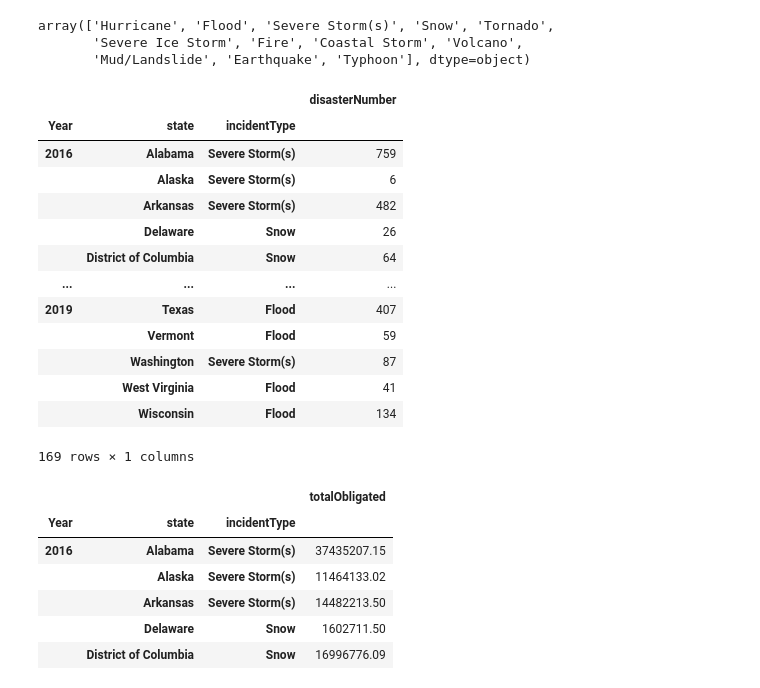
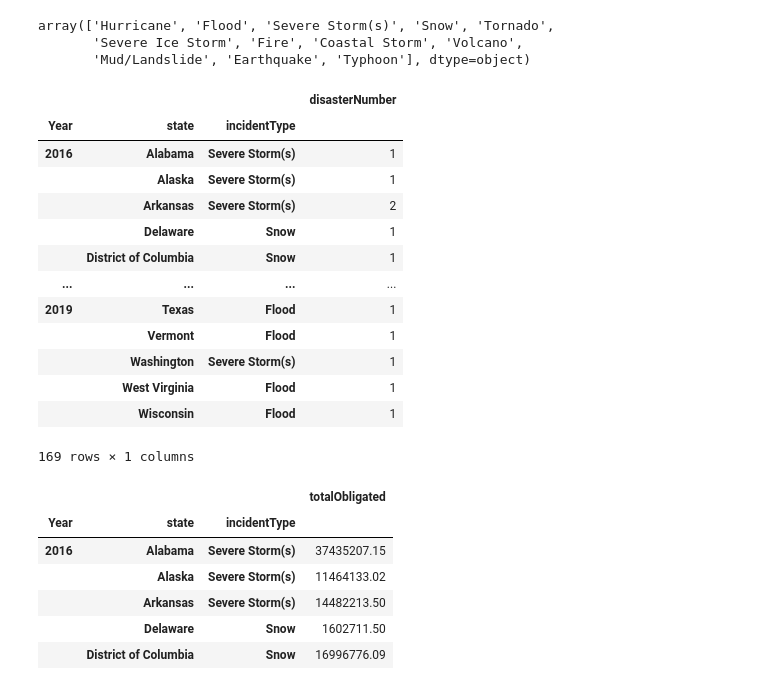
Before and after one commit to ryanwinn33/project2, a Jupyter notebook: Cleaning_PAS.ipynb, the cells around one changed output. Drawn from its saved outputs; the diff is of its cells as text; code cells hidden in the pictures.

```diff
--- a/Cleaning_PAS.ipynb
+++ b/Cleaning_PAS.ipynb
@@ -3,7 +3,7 @@
 import pandas as pd
 # %%
 # Store filepath in a variable
-file = "RAW_data/Public_Assistance_Summary.xlsx"
+file = "Data/RAW_data/Public_Assistance_Summary.xlsx"
 # %%
 # Read our Data file for PAS with the pandas library
 data = pd.read_excel(file)
@@ -110,25 +110,26 @@ array(['Hurricane', 'Flood', 'Severe Storm(s)', 'Snow', 'Tornado',
 # %%
 #Count disasters incidents for each state (DESIRED YEARS AND ALL INCIDENTS)
 disasterData = finalYears[['disasterNumber',
                         'Year',
                         'incidentType',
                         'state']]
-countDisaster = disasterData.groupby(['Year','state','incidentType']).count()
+countDisaster = disasterData.groupby(['Year','state','incidentType'])['disasterNumber'].nunique()
+countDisaster= pd.DataFrame(countDisaster)
 countDisaster
 # %% [output]
 |  |  |  | disasterNumber |
 | Year | state | incidentType |  |
-| 2016 | Alabama | Severe Storm(s) | 759 |
-|  | Alaska | Severe Storm(s) | 6 |
-|  | Arkansas | Severe Storm(s) | 482 |
-|  | Delaware | Snow | 26 |
-|  | District of Columbia | Snow | 64 |
+| 2016 | Alabama | Severe Storm(s) | 1 |
+|  | Alaska | Severe Storm(s) | 1 |
+|  | Arkansas | Severe Storm(s) | 2 |
+|  | Delaware | Snow | 1 |
+|  | District of Columbia | Snow | 1 |
 | ... | ... | ... | ... |
-| 2019 | Texas | Flood | 407 |
-|  | Vermont | Flood | 59 |
-|  | Washington | Severe Storm(s) | 87 |
-|  | West Virginia | Flood | 41 |
-|  | Wisconsin | Flood | 134 |
+| 2019 | Texas | Flood | 1 |
+|  | Vermont | Flood | 1 |
+|  | Washington | Severe Storm(s) | 1 |
+|  | West Virginia | Flood | 1 |
+|  | Wisconsin | Flood | 1 |
 169 rows × 1 columns
 # %%
 #Total Obligated amounts by FEMA by State (DESIRED YEARS AND ALL INCIDENTS)
```
Also changed, not shown: parts of 7 cells of this notebook, 3 other files.
